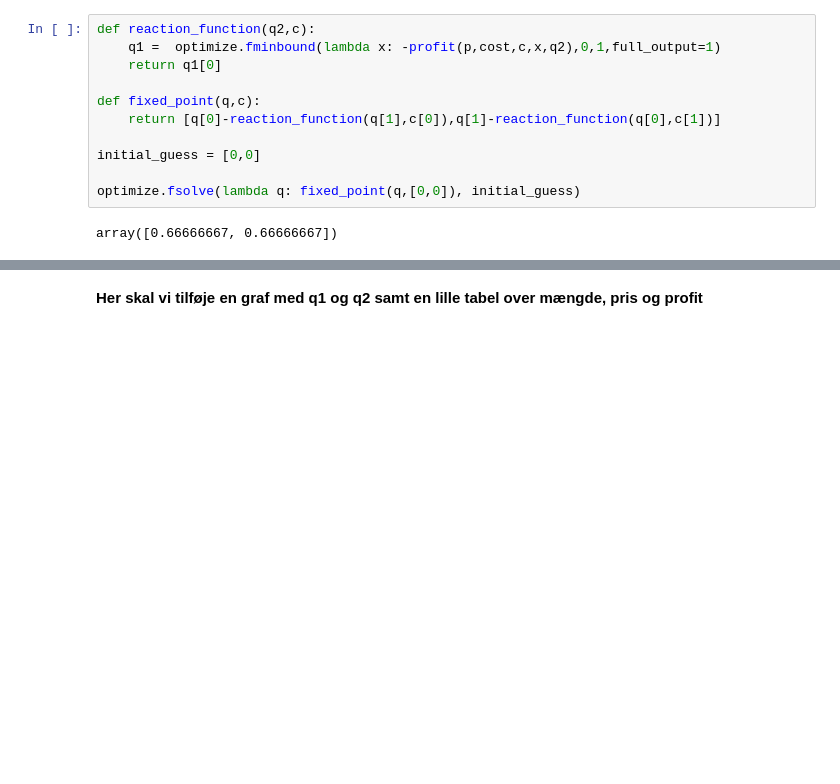
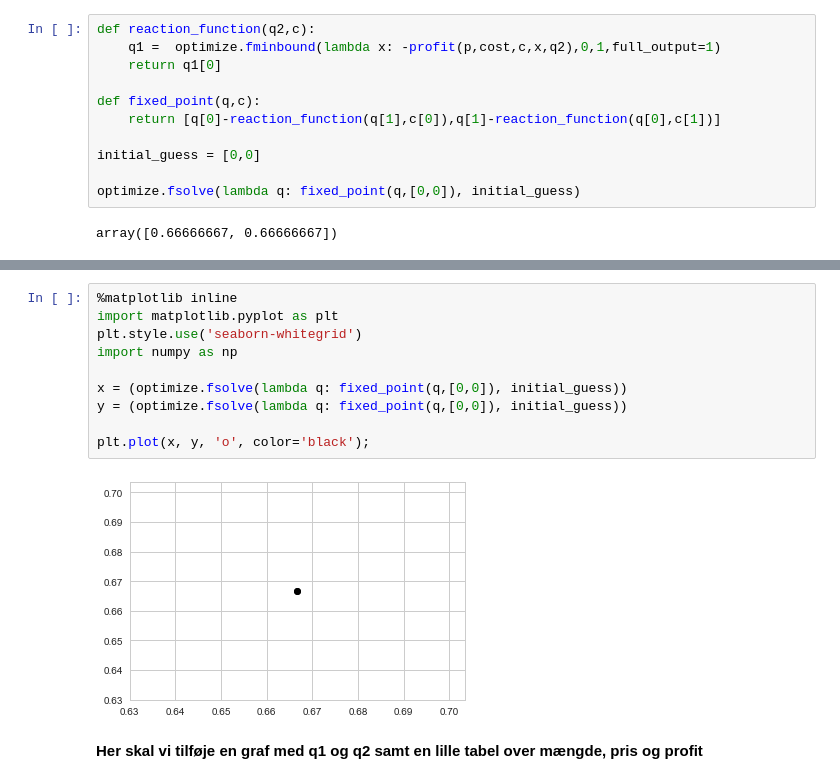
Before and after one commit to NumEconCopenhagen/projects-2019-abs, a Jupyter notebook: modelproject/Model Project.ipynb, the cells around one changed output, grey strips where cells are left out. Saved outputs shown, nothing was run; the diff lists cells and outputs as text; blank space fills up the shorter version.

```diff
--- a/modelproject/Model Project.ipynb
+++ b/modelproject/Model Project.ipynb
@@ -191,3 +219,15 @@ array([0.66666667, 0.66666667])
+# %%
+%matplotlib inline
+import matplotlib.pyplot as plt
+plt.style.use('seaborn-whitegrid')
+import numpy as np
+
+x = (optimize.fsolve(lambda q: fixed_point(q,[0,0]), initial_guess))
+y = (optimize.fsolve(lambda q: fixed_point(q,[0,0]), initial_guess))
+
+plt.plot(x, y, 'o', color='black');
+# %% [output]
+[figure, added]
 # %% [markdown]
 **Her skal vi tilføje en graf med q1 og q2 samt en lille tabel over mængde, pris og profit**
 # %% [markdown]
```
Also changed, not shown: parts of 4 cells of this notebook.
